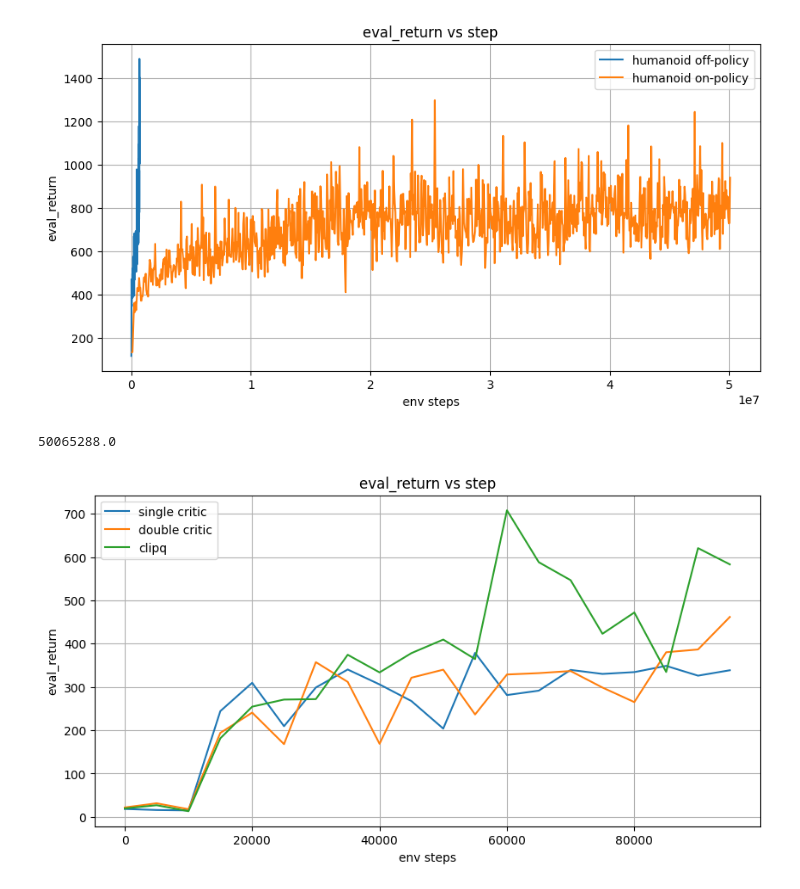
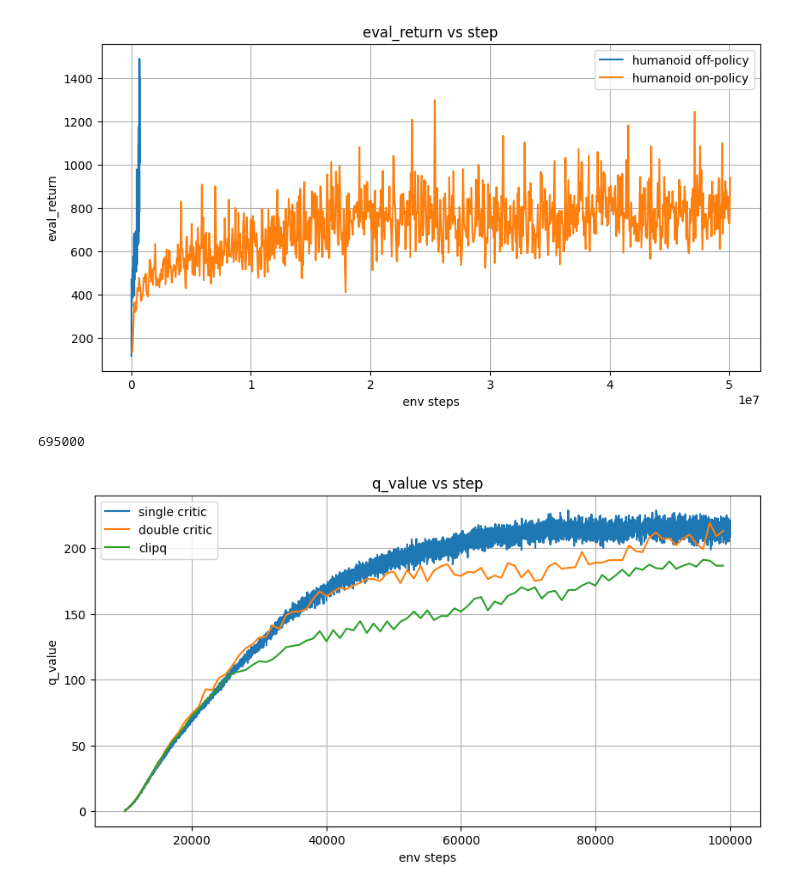
Before and after one commit to ShaanSinghGill/homework_fall2023, a Jupyter notebook: hw3/plots.ipynb, the cells around one changed output. Drawn from its saved outputs; the diff is of its cells as text; code cells hidden in the pictures.

```diff
--- a/hw3/plots.ipynb
+++ b/hw3/plots.ipynb
@@ -254,46 +256,47 @@ plt.show()
 [figure]
 # %%
 max(steps1)
+max(steps)
 # %% [output]
-50065288.0
+695000
 # %%
 
 log_file = 'data/hw3_sac_sac_hopper_singlecritic_Hopper-v4_reparametrize_s128_l3_alr0.0003_clr0.0003_b256_d0.99_t0.05_stu0.005_10-10-2023_10-33-31' # Replace with the path to your event log directory
 event_acc = event_accumulator.EventAccumulator(log_file)
 event_acc.Reload()
 tags = event_acc.Tags()
-evals = [v.value for v in event_acc.Scalars('eval_return')]
-steps = [v.step for v in event_acc.Scalars('eval_return')]
+evals = [v.value for v in event_acc.Scalars('q_values')]
+steps = [v.step for v in event_acc.Scalars('q_values')]
 
 
 log_file = 'data/hw3_sac_sac_hopper_doubleq_Hopper-v4_reparametrize_s128_l3_alr0.0003_clr0.0003_b256_d0.99_t0.05_stu0.005_doubleq_11-10-2023_18-06-11' # Replace with the path to your event log directory
 event_acc = event_accumulator.EventAccumulator(log_file)
 event_acc.Reload()
 tags = event_acc.Tags()
-evals1 = [v.value for v in event_acc.Scalars('eval_return')]
-steps1 = [v.step for v in event_acc.Scalars('eval_return')]
+evals1 = [v.value for v in event_acc.Scalars('q_values')]
+steps1 = [v.step for v in event_acc.Scalars('q_values')]
 
 
 
 log_file = 'data/hw3_sac_sac_hopper_clipq_Hopper-v4_reparametrize_s128_l3_alr0.0003_clr0.0003_b256_d0.99_t0.05_stu0.005_min_11-10-2023_19-03-52' # Replace with the path to your event log directory
 event_acc = event_accumulator.EventAccumulator(log_file)
 event_acc.Reload()
 tags = event_acc.Tags()
-evals2 = [v.value for v in event_acc.Scalars('eval_return')]
-steps2 = [v.step for v in event_acc.Scalars('eval_return')]
+evals2 = [v.value for v in event_acc.Scalars('q_values')]
+steps2 = [v.step for v in event_acc.Scalars('q_values')]
 
 
 plt.figure(figsize=(10, 5))
 plt.plot(steps, evals, label='single critic')
 plt.plot(steps1, evals1, label='double critic')
 plt.plot(steps2, evals2, label='clipq')
 
 
 plt.xlabel('env steps')
-plt.ylabel('eval_return')
-plt.title('eval_return vs step')
+plt.ylabel('q_value')
+plt.title('q_value vs step')
 plt.legend()
 plt.grid(True)
 plt.show()
 # %% [output]
-[figure, old version]
+[figure, new version]
```
Also changed, not shown: parts of 3 cells of this notebook, 26 other files.
